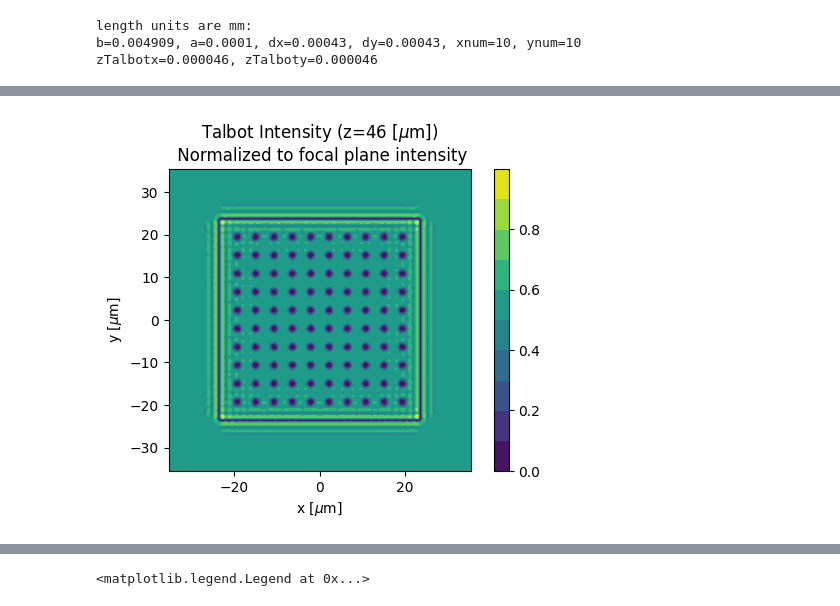
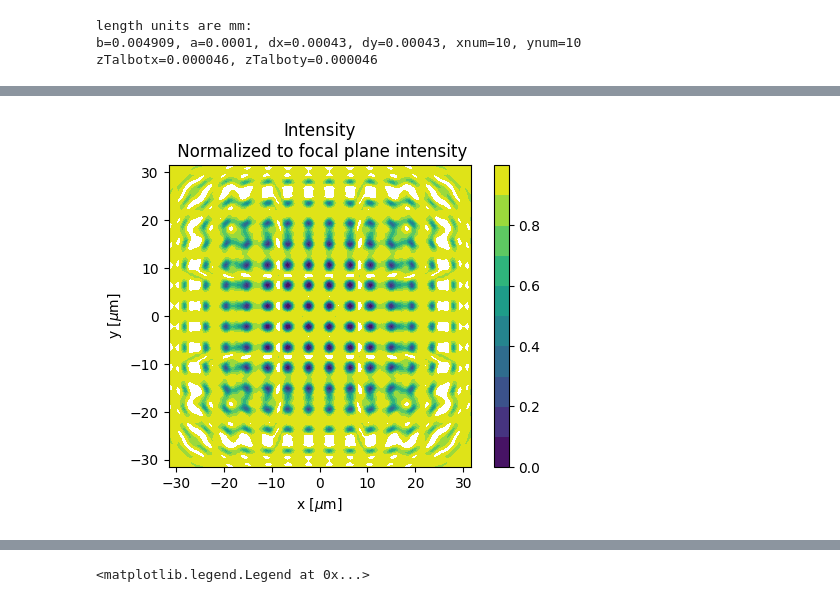
Before and after one commit to prhuft/fourier-optics, a Jupyter notebook: gba/spectrally_incoherent_gba.ipynb, the cells around one changed output, grey strips where cells are left out. Drawn from its saved outputs; the diff is of its cells as text; code cells hidden in the pictures.

```diff
--- a/gba/spectrally_incoherent_gba.ipynb
+++ b/gba/spectrally_incoherent_gba.ipynb
@@ -168,31 +113,33 @@ if savefile:
 ## propagate the field through the system
 
 # input mask
-pts = 2000
+pts = 1000
 r_aper = .7 # aperture reflectivity
 t_plate = 1 # plate transmissivity
 mask, x0pts, w = spot_mask(xnum1, ynum1, a, dx, dy, pts, phi_std=None, pos_std=None, aperture=1-r_aper, plate=t_plate)
 
 # generate frequency components
-num_components = 10
-nu_pts = [nu0]#sample_dist(L,L(nu0),[nu0-3*dnu,nu0+3*dnu],num_components,showplot=True)
+nu_pts = linspace(nu0-5*dnu,nu0+5*dnu,100)
 nu_pts.sort()
 
 focal_field = np.zeros(mask.shape,complex)
 talbot_field = np.zeros(mask.shape,complex)
+
+# input field
+field0 = mask
 
 # iterate over frequencies
 for i,nu in enumerate(nu_pts):
 
     k = 2*pi*nu/c # wave number
 
-    # input field with random phase in uniform dist (-pi,pi)
-    field0 = exp(-1j*pi*(2*rand()-1))*mask
+    #  the field amplitude is the sqrt(power spectral density(nu)) * random phase factor
+    field0 = mask*sqrt(L(nu))*exp(-1j*2*pi*rand())
 
     # compute Fourier field, with aperture in Fourier plane
     padding= int(pts/2)
     rr0 = sqrt(x0pts**2 + x0pts.reshape(-1,1)**2)
-    field1,x1pts = lens_xform(f1,field0,b,f1,k,x0pts,rr0,padding, masked=False,padval=1)
+    field1,x1pts = lens_xform(f1,field0,b,f1,k,x0pts,rr0,padding, masked=False,padval=1,logging=False)
 
     # output axial planes to evaluate
     for z2 in [f2,f2+zTalbotx]:
@@ -200,7 +147,7 @@ for i,nu in enumerate(nu_pts):
         # compute output field
         rr1 = sqrt(x1pts**2 + x1pts.reshape(-1,1)**2)
         padding = int(pts/4)
-        field2,x2pts = lens_xform(z2,field1,b,f2,k,x1pts,rr1,padding,masked=True)
+        field2,x2pts = lens_xform(z2,field1,b,f2,k,x1pts,rr1,padding,masked=True,logging=False)
 
         # update the output field
         if z2 == f2:
@@ -221,24 +183,28 @@ MemoryError: Unable to allocate 122. MiB for an array with shape (2000, 4000) an
 # %%
 savefile = False
+# fname =
 
-I2 = I2_focal
+
+I2 = I2_talbot
+# I2 = I2_focal
+z2 = f2
 
 scl = 1e6
 fig, ax = figax(xlabel=r'x [$\mu$m]', ylabel=r'y [$\mu$m]')
 fig.dpi=100
-title = rf'Talbot Intensity (z={(z2 - f2)*1e6:0.0f} [$\mu$m])'
+title = rf'Intensity'# (z={(z2 - f2)*1e6:0.0f} [$\mu$m])'
 title += '\n Normalized to focal plane intensity'
 ax.set_title(title)
 if f2 - z2 == 0:
     cax = ax.contourf(x2pts*scl, x2pts*scl, real(I2), levels=linspace(0,1,11))
 else:
     cax = ax.contourf(x2pts*scl, x2pts*scl, real(I2), levels=linspace(0,1,11))
     cax.set_norm(colors.Normalize(vmin=0, vmax=1))
 fig.colorbar(cax, ticks=arange(0,1.0,.2))
 
 if savefile:
     plt.savefig(fname, bbox_inches='tight')
     print('wrote file to',fname)
     plt.close()
 # %% [output]
-[figure, old version]
+[figure, new version]
```
Also changed, not shown: parts of 14 cells of this notebook.
